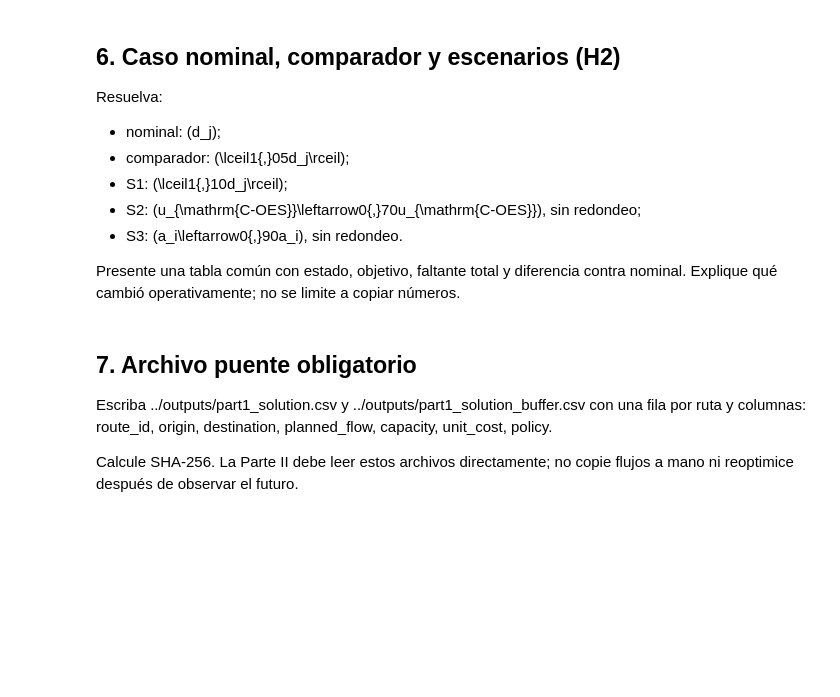
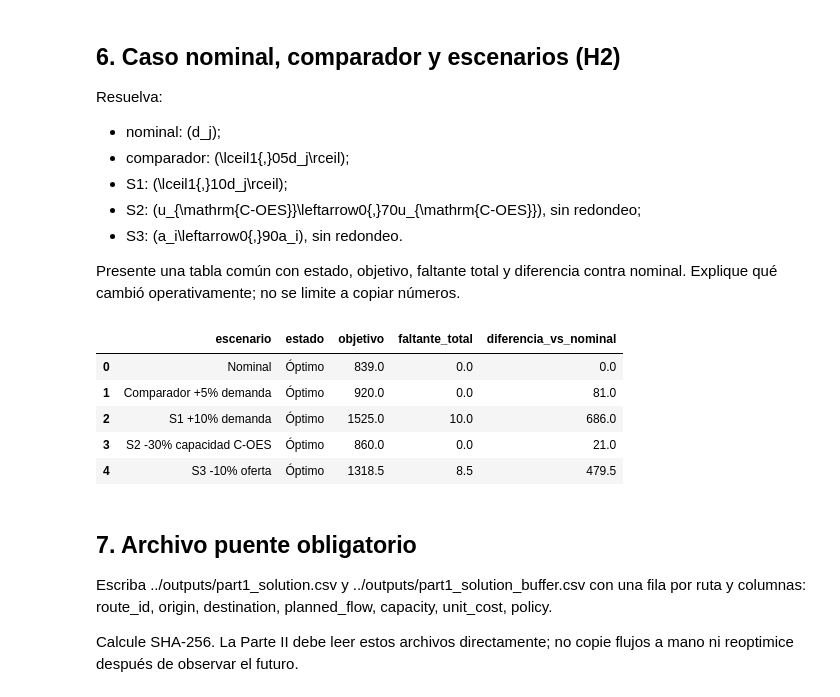
Before and after one commit to Marcodisario/Final-OPIO, a Jupyter notebook: Parte1/part1_primal.ipynb, the cells around one changed output. Saved outputs shown, nothing was run; the diff lists cells and outputs as text; code cells hidden in the pictures; blank space fills up the shorter version.

```diff
--- a/Parte1/part1_primal.ipynb
+++ b/Parte1/part1_primal.ipynb
@@ -122,3 +509,85 @@ nominal. Explique qué cambió operativamente; no se limite a copiar números.
+# %%
+from math import ceil
+
+# Copias independientes para evitar modificar los datos base entre escenarios.
+base_demand = dict(target_demand)
+base_capacities = dict(capacities)
+base_supplies = dict(supplies)
+
+instances = {
+    'Nominal': {
+        'demand': base_demand.copy(),
+        'capacities': base_capacities.copy(),
+        'supplies': base_supplies.copy(),
+    },
+    'Comparador +5% demanda': {
+        'demand': {j: ceil(1.05 * d) for j, d in base_demand.items()},
+        'capacities': base_capacities.copy(),
+        'supplies': base_supplies.copy(),
+    },
+    'S1 +10% demanda': {
+        'demand': {j: ceil(1.10 * d) for j, d in base_demand.items()},
+        'capacities': base_capacities.copy(),
+        'supplies': base_supplies.copy(),
+    },
+    'S2 -30% capacidad C-OES': {
+        'demand': base_demand.copy(),
+        'capacities': base_capacities.copy(),
+        'supplies': base_supplies.copy(),
+    },
+    'S3 -10% oferta': {
+        'demand': base_demand.copy(),
+        'capacities': base_capacities.copy(),
+        'supplies': {i: 0.90 * a for i, a in base_supplies.items()},
+    },
+}
+
+if 'C-OES' not in instances['S2 -30% capacidad C-OES']['capacities']:
+    raise ValueError('No se encontró la ruta C-OES en routes.csv.')
+instances['S2 -30% capacidad C-OES']['capacities']['C-OES'] *= 0.70
+
+solutions = {}
+summary_rows = []
+for policy_name, data in instances.items():
+    current_solution = solve_transport(
+        target_demand=data['demand'],
+        capacities=data['capacities'],
+        supplies=data['supplies'],
+        routes=routes,
+        shortage_penalties=shortage_penalties,
+        policy_name=policy_name,
+    )
+    current_controls = verify_solution(
+        solution=current_solution,
+        target_demand=data['demand'],
+        capacities=data['capacities'],
+        supplies=data['supplies'],
+        routes=routes,
+        shortage_penalties=shortage_penalties,
+        tol=TOL,
+    )
+    solutions[policy_name] = {
+        'solution': current_solution,
+        'controls': current_controls,
+    }
+    summary_rows.append({
+        'escenario': policy_name,
+        'estado': 'Óptimo',
+        'objetivo': current_solution['objective'],
+        'faltante_total': current_solution['shortages']['shortage'].sum(),
+    })
+
+summary = pd.DataFrame(summary_rows)
+nominal_objective = summary.loc[summary['escenario'] == 'Nominal', 'objetivo'].iloc[0]
+summary['diferencia_vs_nominal'] = summary['objetivo'] - nominal_objective
+display(summary.round(2))
+# %% [output]
+|  | escenario | estado | objetivo | faltante_total | diferencia_vs_nominal |
+| 0 | Nominal | Óptimo | 839.0 | 0.0 | 0.0 |
+| 1 | Comparador +5% demanda | Óptimo | 920.0 | 0.0 | 81.0 |
+| 2 | S1 +10% demanda | Óptimo | 1525.0 | 10.0 | 686.0 |
+| 3 | S2 -30% capacidad C-OES | Óptimo | 860.0 | 0.0 | 21.0 |
+| 4 | S3 -10% oferta | Óptimo | 1318.5 | 8.5 | 479.5 |
 # %% [markdown]
 ## 7. Archivo puente obligatorio
 
```
Also changed, not shown: parts of 17 cells of this notebook, 5 other files.
